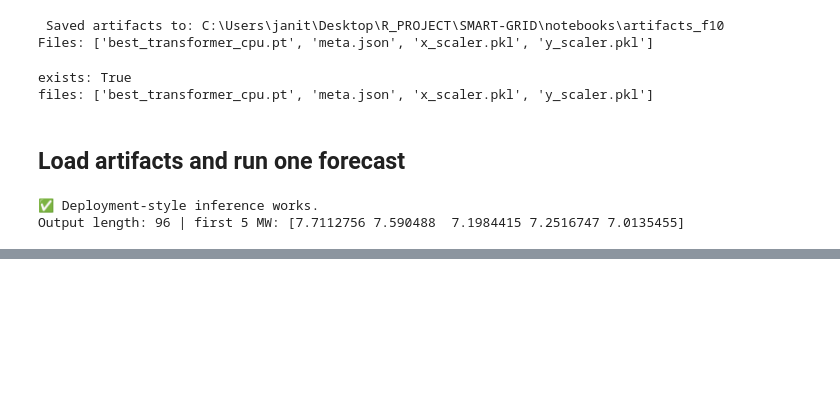
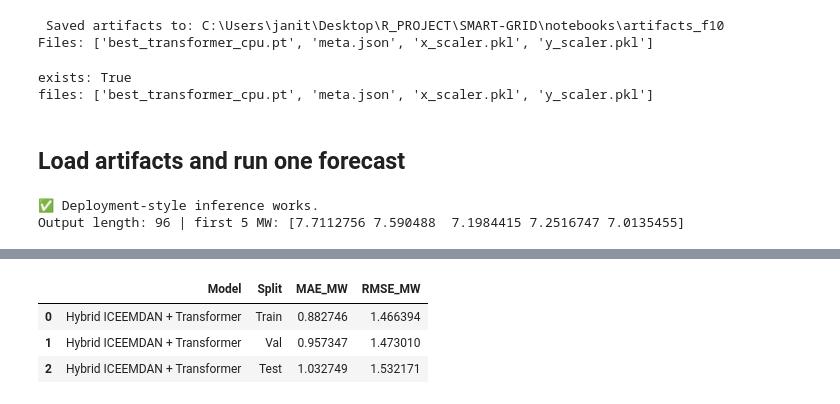
Before and after one commit to Akash-W-Karunanayake/SMART-GRID, a Jupyter notebook: notebooks/03_hybrid_iceemdan_transformer_gprml_f10.ipynb, the cells around one changed output, grey strips where cells are left out. Saved outputs shown, nothing was run; the diff lists cells and outputs as text; code cells hidden in the pictures; blank space fills up the shorter version.

```diff
--- a/notebooks/03_hybrid_iceemdan_transformer_gprml_f10.ipynb
+++ b/notebooks/03_hybrid_iceemdan_transformer_gprml_f10.ipynb
@@ -924,0 +959,89 @@ Output length: 96 | first 5 MW: [7.7112756 7.590488  7.1984415 7.2516747 7.01354
+# %%
+import numpy as np
+import pandas as pd
+import torch
+from torch.utils.data import TensorDataset, DataLoader
+
+# -----------------------------
+# loaders
+# -----------------------------
+train_eval_loader = DataLoader(train_ds, batch_size=16, shuffle=False)
+val_eval_loader   = DataLoader(val_ds,   batch_size=16, shuffle=False)
+
+Xte = torch.tensor(X_test_s, dtype=torch.float32)
+yte = torch.tensor(y_test_s, dtype=torch.float32)
+test_ds = TensorDataset(Xte, yte)
+test_eval_loader = DataLoader(test_ds, batch_size=16, shuffle=False)
+
+# -----------------------------
+# load best checkpoint
+# -----------------------------
+ckpt = torch.load("artifacts_f10/best_transformer_cpu.pt", map_location="cpu")
+model.load_state_dict(ckpt["model_state"])
+model.eval()
+
+# -----------------------------
+# predict helper
+# -----------------------------
+@torch.no_grad()
+def predict(loader):
+    preds, trues = [], []
+    for xb, yb in loader:
+        pred = model(xb).detach().cpu().numpy()
+        preds.append(pred)
+        trues.append(yb.numpy())
+    return np.vstack(preds), np.vstack(trues)
+
+# -----------------------------
+# predict all splits
+# -----------------------------
+pred_train_s, true_train_s = predict(train_eval_loader)
+pred_val_s,   true_val_s   = predict(val_eval_loader)
+pred_test_s,  true_test_s  = predict(test_eval_loader)
+
+# -----------------------------
+# inverse transform to MW
+# -----------------------------
+pred_train_mw = y_scaler.inverse_transform(pred_train_s)
+true_train_mw = y_scaler.inverse_transform(true_train_s)
+
+pred_val_mw = y_scaler.inverse_transform(pred_val_s)
+true_val_mw = y_scaler.inverse_transform(true_val_s)
+
+pred_test_mw = y_scaler.inverse_transform(pred_test_s)
+true_test_mw = y_scaler.inverse_transform(true_test_s)
+
+# -----------------------------
+# metrics
+# -----------------------------
+def mae(a, b):
+    return float(np.mean(np.abs(a - b)))
+
+def rmse(a, b):
+    return float(np.sqrt(np.mean((a - b) ** 2)))
+
+print("Best epoch:", ckpt["epoch"], "| best val (scaled):", ckpt["best_val"])
+
+print("\n--- HYBRID TRAIN (MW) ---")
+print("MAE :", mae(true_train_mw, pred_train_mw))
+print("RMSE:", rmse(true_train_mw, pred_train_mw))
+
+print("\n--- HYBRID VAL (MW) ---")
+print("MAE :", mae(true_val_mw, pred_val_mw))
+print("RMSE:", rmse(true_val_mw, pred_val_mw))
+
+print("\n--- HYBRID TEST (MW) ---")
+print("MAE :", mae(true_test_mw, pred_test_mw))
+print("RMSE:", rmse(true_test_mw, pred_test_mw))
+
+# -----------------------------
+# optional summary table
+# -----------------------------
+results_df = pd.DataFrame([
+    ["Hybrid ICEEMDAN + Transformer", "Train", mae(true_train_mw, pred_train_mw), rmse(true_train_mw, pred_train_mw)],
+    ["Hybrid ICEEMDAN + Transformer", "Val",   mae(true_val_mw, pred_val_mw),     rmse(true_val_mw, pred_val_mw)],
+    ["Hybrid ICEEMDAN + Transformer", "Test",  mae(true_test_mw, pred_test_mw),   rmse(true_test_mw, pred_test_mw)],
+], columns=["Model", "Split", "MAE_MW", "RMSE_MW"])
+
+results_df
+# %% [output]
@@ -924,0 +1061,4 @@ Output length: 96 | first 5 MW: [7.7112756 7.590488  7.1984415 7.2516747 7.01354
+|  | Model | Split | MAE_MW | RMSE_MW |
+| 0 | Hybrid ICEEMDAN + Transformer | Train | 0.882746 | 1.466394 |
+| 1 | Hybrid ICEEMDAN + Transformer | Val | 0.957347 | 1.473010 |
+| 2 | Hybrid ICEEMDAN + Transformer | Test | 1.032749 | 1.532171 |
```
Also changed, not shown: parts of 11 cells of this notebook, 3 other files.
